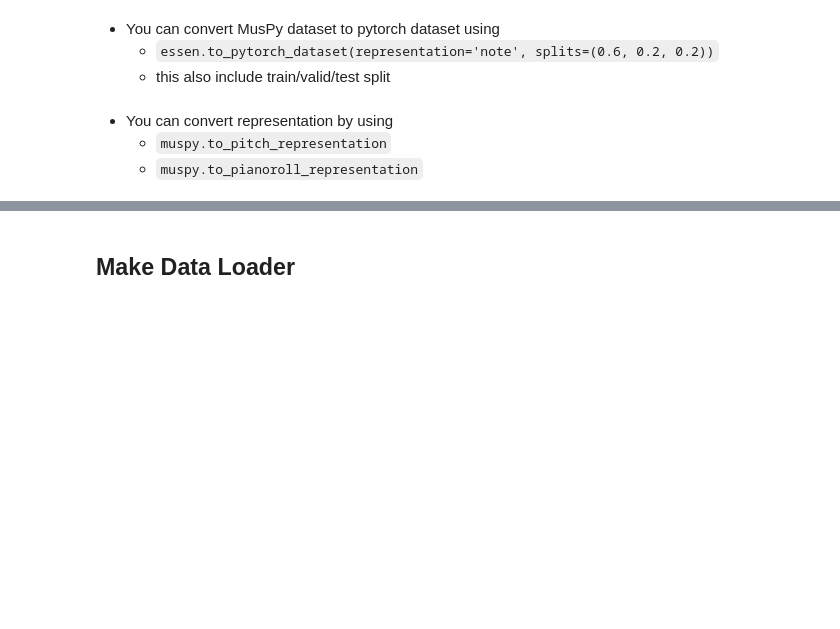
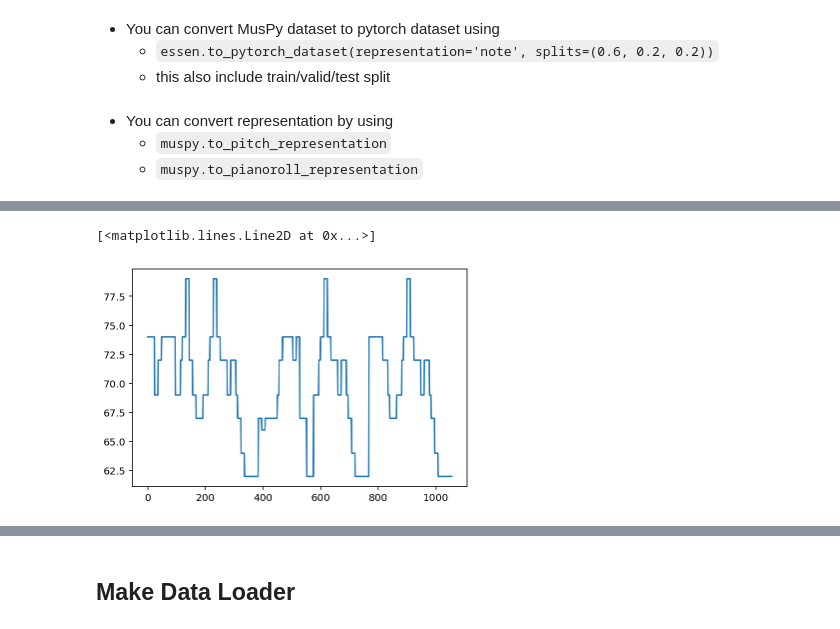
Before and after one commit to jdasam/ant5015-2022Spring, a Jupyter notebook: 7th_week_livecoding_music_generation.ipynb, the cells around one changed output, grey strips where cells are left out. Cells and saved outputs as stored; diff of their text form; code cells hidden in the pictures; blank space fills up the shorter version.

```diff
--- a/7th_week_livecoding_music_generation.ipynb
+++ b/7th_week_livecoding_music_generation.ipynb
@@ -66,3 +86,6 @@ muspy.show_score(a_piece)
 - You can convert representation by using
     - ``muspy.to_pitch_representation``
     - ``muspy.to_pianoroll_representation``
+# %%
+pitch_representation = a_piece.to_pitch_representation()
+pitch_representation, pitch_representation.shape
@@ -68,0 +101,5 @@ muspy.show_score(a_piece)
+# %%
+plt.plot(pitch_representation[:,0])
+# %% [output]
+[<matplotlib.lines.Line2D at 0x...>]
+[figure, added]
```
Also changed, not shown: parts of 33 cells of this notebook.
